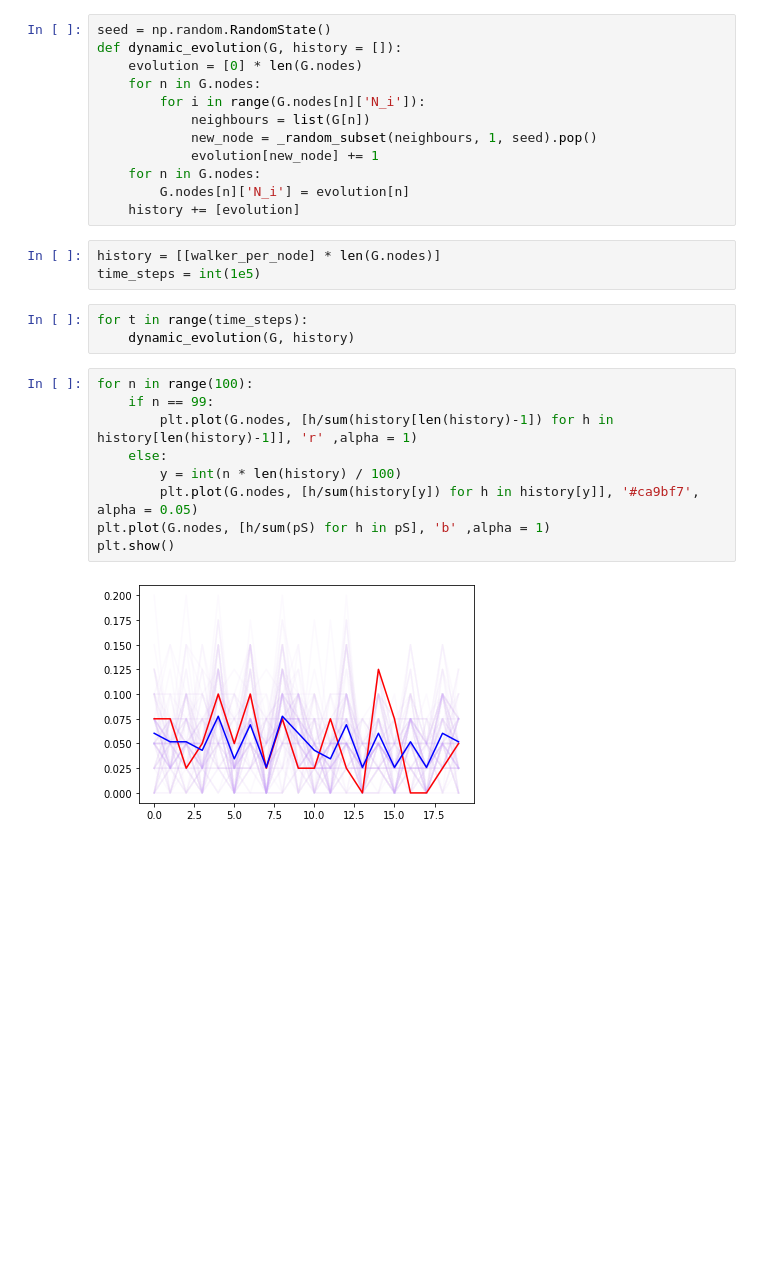
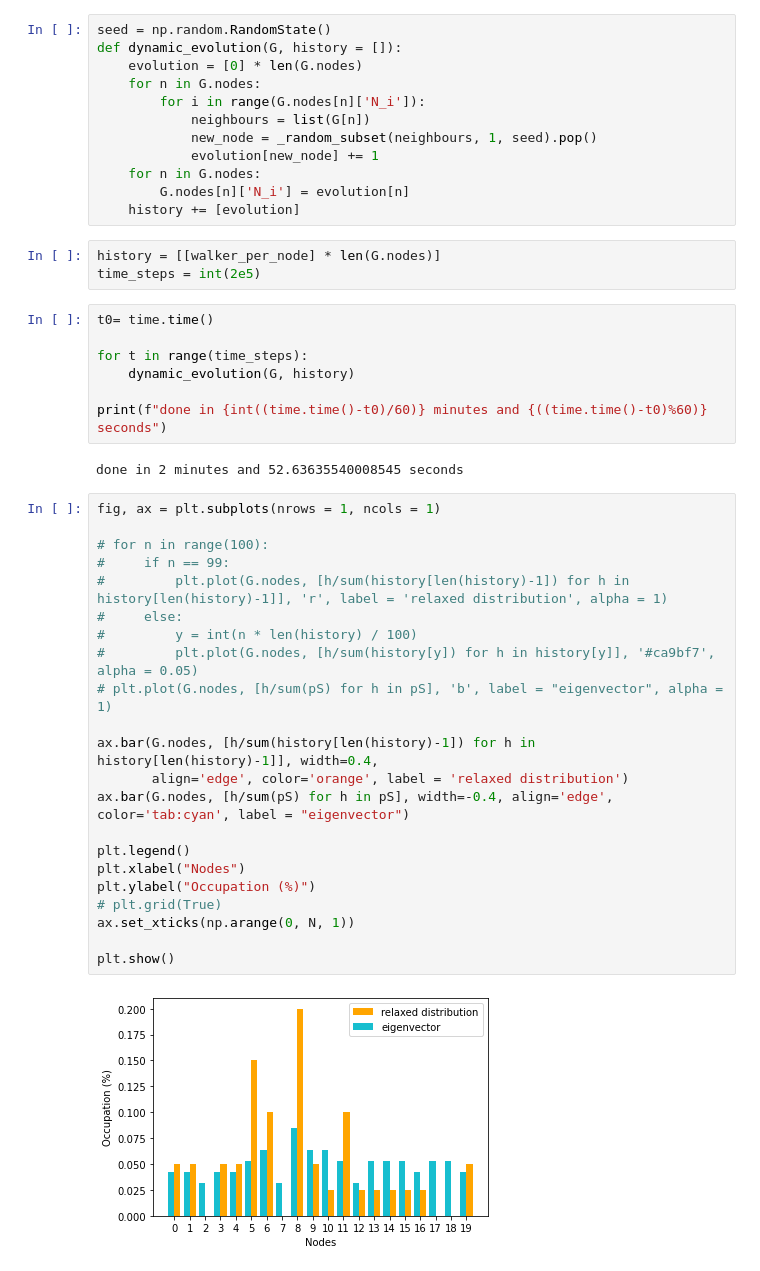
Before and after one commit to Ferri-00/Esame-Complessi, a Jupyter notebook: ErdosRenyi.ipynb, the cells around one changed output. Drawn from its saved outputs; the diff is of its cells as text; blank space fills up the shorter version.

Commit message:
Better graphs

```diff
--- a/ErdosRenyi.ipynb
+++ b/ErdosRenyi.ipynb
@@ -63,18 +72,37 @@ def dynamic_evolution(G, history = []):
     history += [evolution]
 # %%
 history = [[walker_per_node] * len(G.nodes)]
-time_steps = int(1e5)
+time_steps = int(2e5)
 # %%
+t0= time.time()
+
 for t in range(time_steps):
     dynamic_evolution(G, history)
+
+print(f"done in {int((time.time()-t0)/60)} minutes and {((time.time()-t0)%60)} seconds")
+# %% [output]
+done in 2 minutes and 52.63635540008545 seconds
 # %%
-for n in range(100):
-    if n == 99:
-        plt.plot(G.nodes, [h/sum(history[len(history)-1]) for h in history[len(history)-1]], 'r' ,alpha = 1)
-    else:
-        y = int(n * len(history) / 100)
-        plt.plot(G.nodes, [h/sum(history[y]) for h in history[y]], '#ca9bf7', alpha = 0.05)
-plt.plot(G.nodes, [h/sum(pS) for h in pS], 'b' ,alpha = 1)
+fig, ax = plt.subplots(nrows = 1, ncols = 1)
+
+# for n in range(100):
+#     if n == 99:
+#         plt.plot(G.nodes, [h/sum(history[len(history)-1]) for h in history[len(history)-1]], 'r', label = 'relaxed distribution', alpha = 1)
+#     else:
+#         y = int(n * len(history) / 100)
+#         plt.plot(G.nodes, [h/sum(history[y]) for h in history[y]], '#ca9bf7', alpha = 0.05)
+# plt.plot(G.nodes, [h/sum(pS) for h in pS], 'b', label = "eigenvector", alpha = 1)
+
+ax.bar(G.nodes, [h/sum(history[len(history)-1]) for h in history[len(history)-1]], width=0.4,
+       align='edge', color='orange', label = 'relaxed distribution')
+ax.bar(G.nodes, [h/sum(pS) for h in pS], width=-0.4, align='edge', color='tab:cyan', label = "eigenvector")
+
+plt.legend()
+plt.xlabel("Nodes")
+plt.ylabel("Occupation (%)")
+# plt.grid(True)
+ax.set_xticks(np.arange(0, N, 1))
+
 plt.show()
 # %% [output]
-[figure, old version]
+[figure, new version]
```
Also changed, not shown: parts of 6 cells of this notebook, 1 other file.
